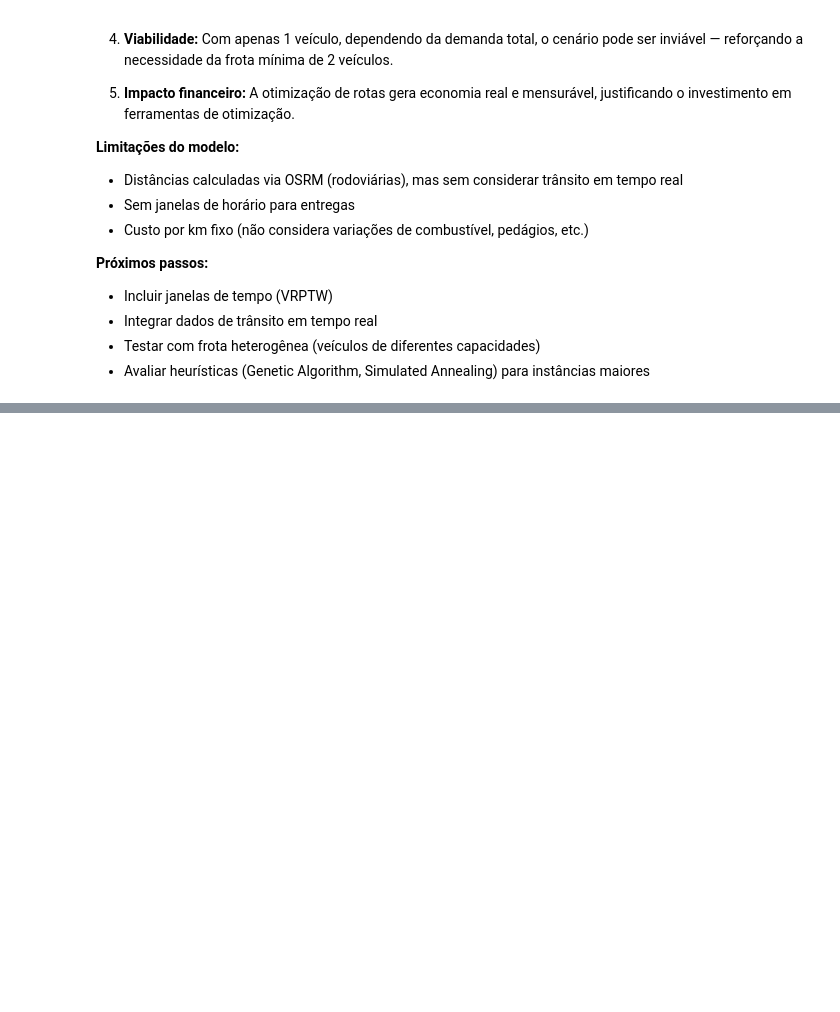
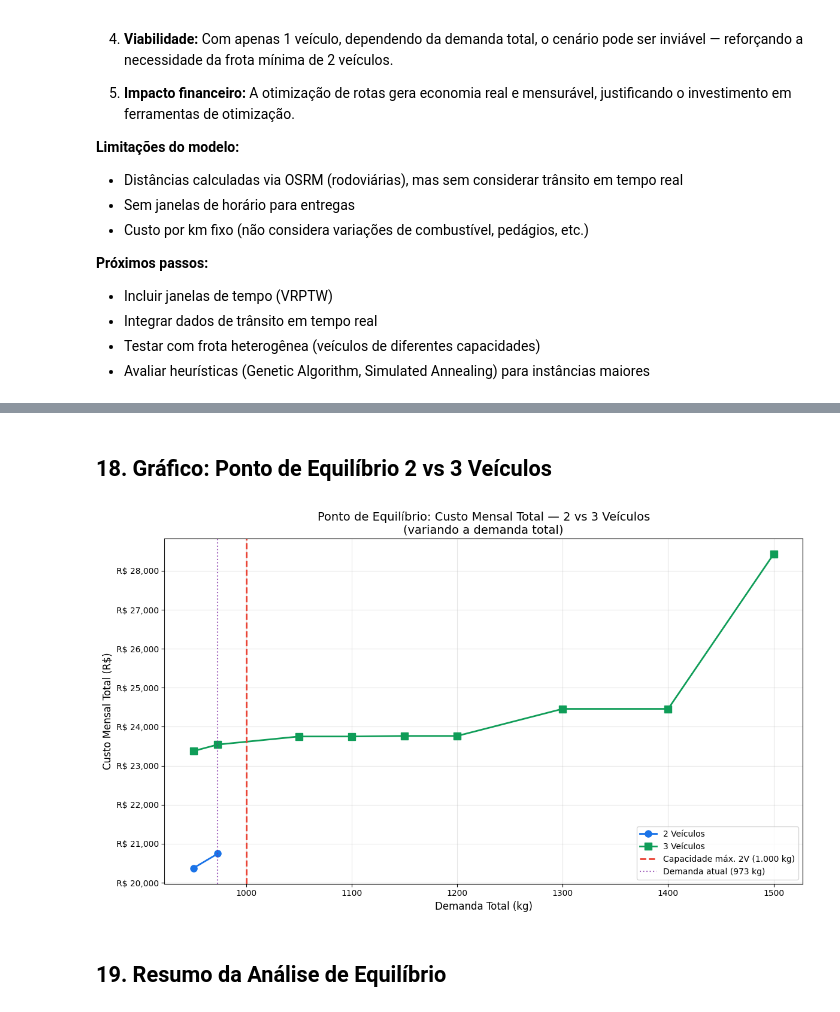
Before and after one commit to carloseomartinsdev/trabalho_poo, a Jupyter notebook: notebook2.ipynb, the cells around one changed output, grey strips where cells are left out. Drawn from its saved outputs; the diff is of its cells as text; code cells hidden in the pictures; blank space fills up the shorter version.

```diff
--- a/notebook2.ipynb
+++ b/notebook2.ipynb
@@ -609,0 +956,62 @@ RESUMO FINAL DOS RESULTADOS
+# %% [markdown]
+## 18. Gráfico: Ponto de Equilíbrio 2 vs 3 Veículos
+# %%
+fig, ax = plt.subplots(figsize=(12, 7))
+
+# Dados para o gráfico
+demandas_plot = [r[0] for r in resultados_2v]
+custos_2v = [r[2] if r[2] else None for r in resultados_2v]
+custos_3v = [r[2] if r[2] else None for r in resultados_3v]
+
+# Filtrar pontos válidos para cada série
+x_2v = [d for d, c in zip(demandas_plot, custos_2v) if c is not None]
+y_2v = [c for c in custos_2v if c is not None]
+
+x_3v = [d for d, c in zip(demandas_plot, custos_3v) if c is not None]
+y_3v = [c for c in custos_3v if c is not None]
+
+ax.plot(x_2v, y_2v, 'o-', color='#1a73e8', linewidth=2, markersize=8, label='2 Veículos')
+ax.plot(x_3v, y_3v, 's-', color='#0f9d58', linewidth=2, markersize=8, label='3 Veículos')
+
+# Linha vertical na capacidade máxima de 2 veículos
+ax.axvline(x=1000, color='#ea4335', linestyle='--', linewidth=2, label='Capacidade máx. 2V (1.000 kg)')
+
+# Marcar o ponto atual
+ax.axvline(x=973, color='#7b1fa2', linestyle=':', linewidth=1.5, alpha=0.7, label='Demanda atual (973 kg)')
+
+# Encontrar ponto de cruzamento (se existir)
+for i in range(len(demandas_plot) - 1):
+    c2 = custos_2v[i]
+    c3 = custos_3v[i]
+    c2_next = custos_2v[i+1]
+    c3_next = custos_3v[i+1]
+    if c2 and c3 and c2_next and c3_next:
+        if (c2 <= c3 and c2_next > c3_next) or (c2 >= c3 and c2_next < c3_next):
+            # Interpolação linear para encontrar cruzamento
+            d1, d2 = demandas_plot[i], demandas_plot[i+1]
+            # Ponto aproximado
+            break_even = round((d1 + d2) / 2)
+            ax.annotate(f'Break-even\n~{break_even} kg',
+                       xy=(break_even, (c2 + c3) / 2),
+                       fontsize=11, fontweight='bold', color='#ea4335',
+                       ha='center')
+
+ax.set_title('Ponto de Equilíbrio: Custo Mensal Total — 2 vs 3 Veículos\n(variando a demanda total)', fontsize=14)
+ax.set_xlabel('Demanda Total (kg)', fontsize=12)
+ax.set_ylabel('Custo Mensal Total (R$)', fontsize=12)
+ax.legend(fontsize=10)
+ax.grid(True, alpha=0.3)
+
+# Formatar eixo Y como moeda
+ax.yaxis.set_major_formatter(plt.FuncFormatter(lambda x, p: f'R$ {x:,.0f}'))
+
+# Anotar zonas
+ax.annotate('ZONA 2 VEÍCULOS\n(mais barato)', xy=(900, max(y_2v) * 0.95),
+           fontsize=10, color='#1a73e8', ha='center', alpha=0.7)
+
+plt.tight_layout()
+plt.show()
+# %% [output]
+[figure, added]
+# %% [markdown]
+## 19. Resumo da Análise de Equilíbrio
```
Also changed, not shown: parts of 12 cells of this notebook, 5 other files.
